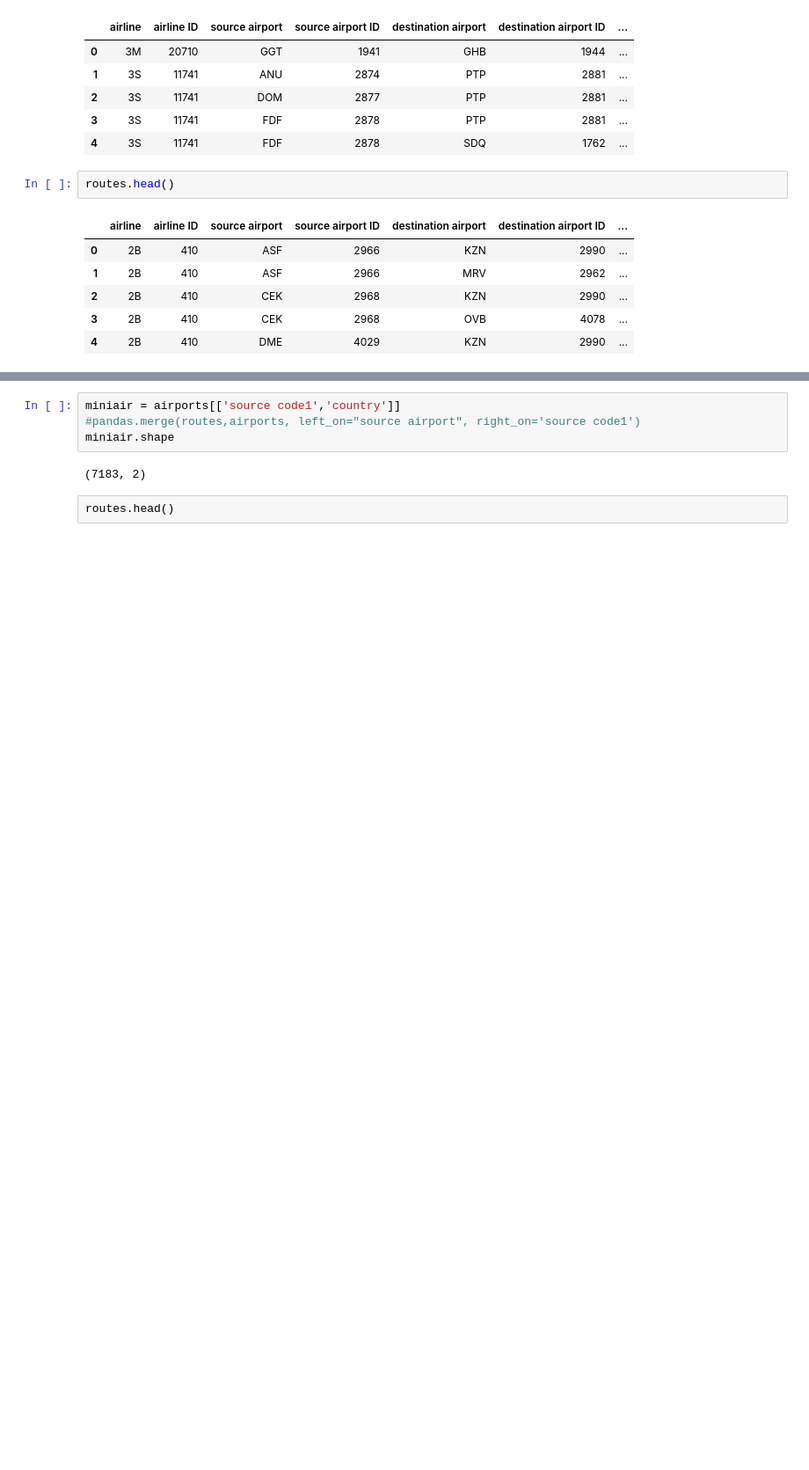
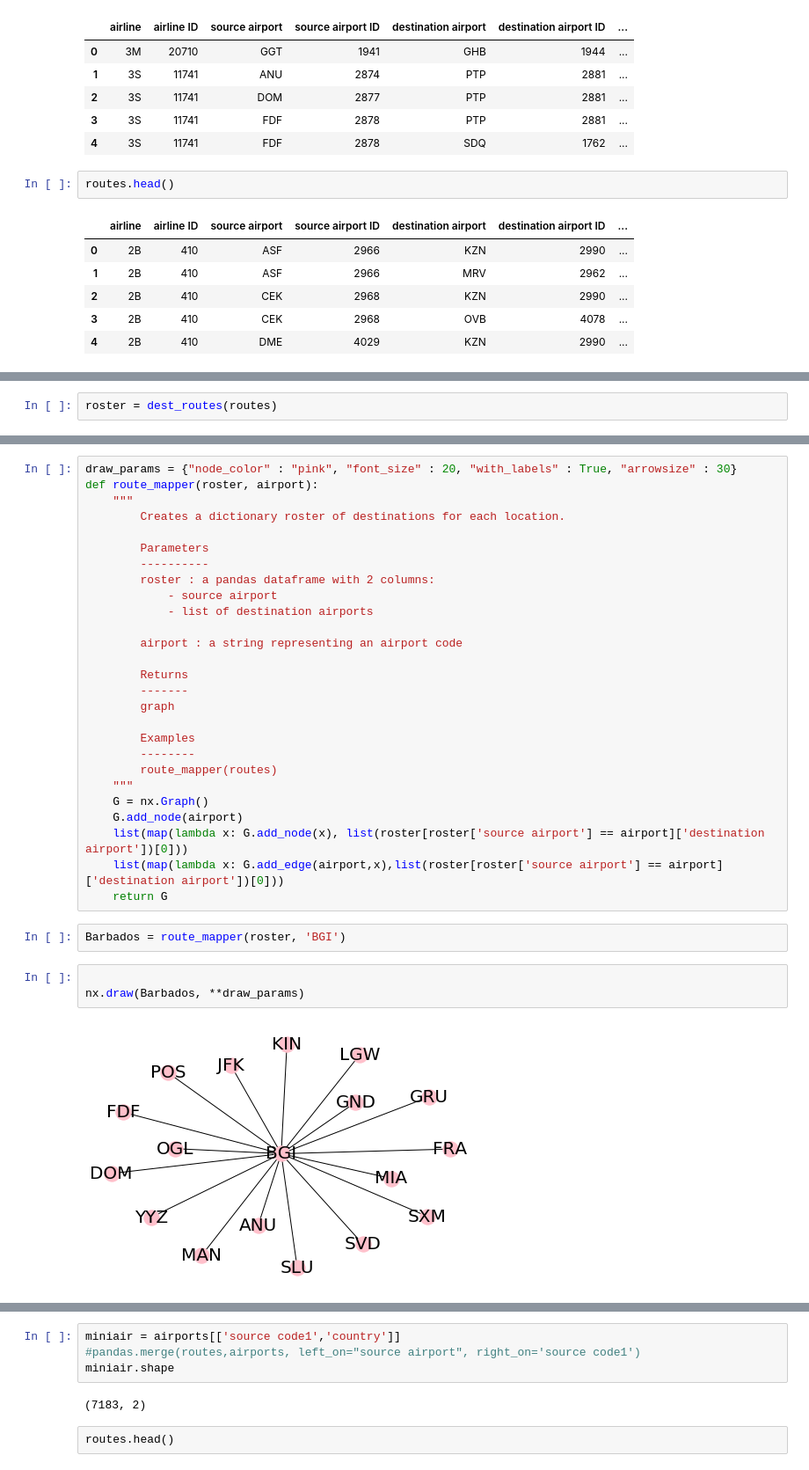
Before and after one commit to jsleslie/Airlines_visualization, a Jupyter notebook: Airlines.ipynb, the cells around one changed output, grey strips where cells are left out. Shown at 88% size. Cells and saved outputs as stored; diff of their text form; blank space fills up the shorter version.

```diff
--- a/Airlines.ipynb
+++ b/Airlines.ipynb
@@ -238,0 +258,2 @@ routes.head()
+# %%
+roster = dest_routes(routes)
@@ -238,0 +274,34 @@ routes.head()
+# %%
+draw_params = {"node_color" : "pink", "font_size" : 20, "with_labels" : True, "arrowsize" : 30}
+def route_mapper(roster, airport):
+    """
+        Creates a dictionary roster of destinations for each location.
+
+        Parameters
+        ----------
+        roster : a pandas dataframe with 2 columns:
+            - source airport
+            - list of destination airports
+
+        airport : a string representing an airport code
+
+        Returns
+        -------
+        graph
+
+        Examples
+        --------
+        route_mapper(routes)
+    """
+    G = nx.Graph()
+    G.add_node(airport)
+    list(map(lambda x: G.add_node(x), list(roster[roster['source airport'] == airport]['destination airport'])[0]))
+    list(map(lambda x: G.add_edge(airport,x),list(roster[roster['source airport'] == airport]['destination airport'])[0]))
+    return G
+# %%
+Barbados = route_mapper(roster, 'BGI')
+# %%
+
+nx.draw(Barbados, **draw_params)
+# %% [output]
+[figure, added]
```
Also changed, not shown: parts of 12 cells of this notebook.
